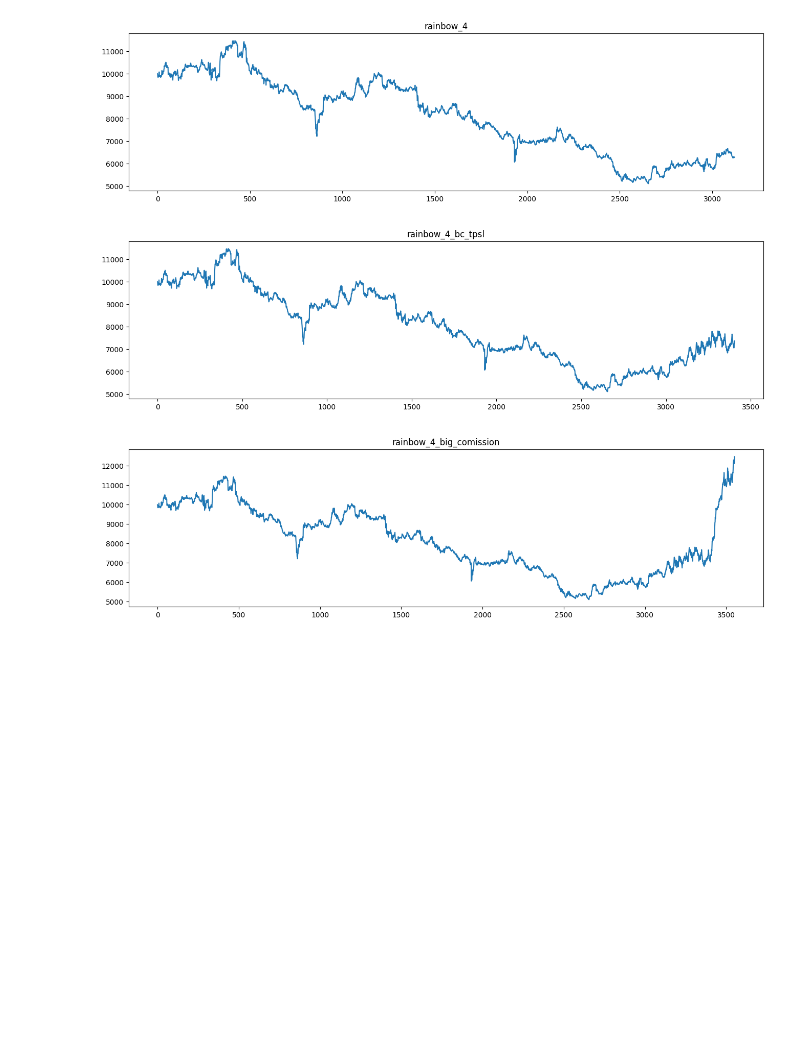
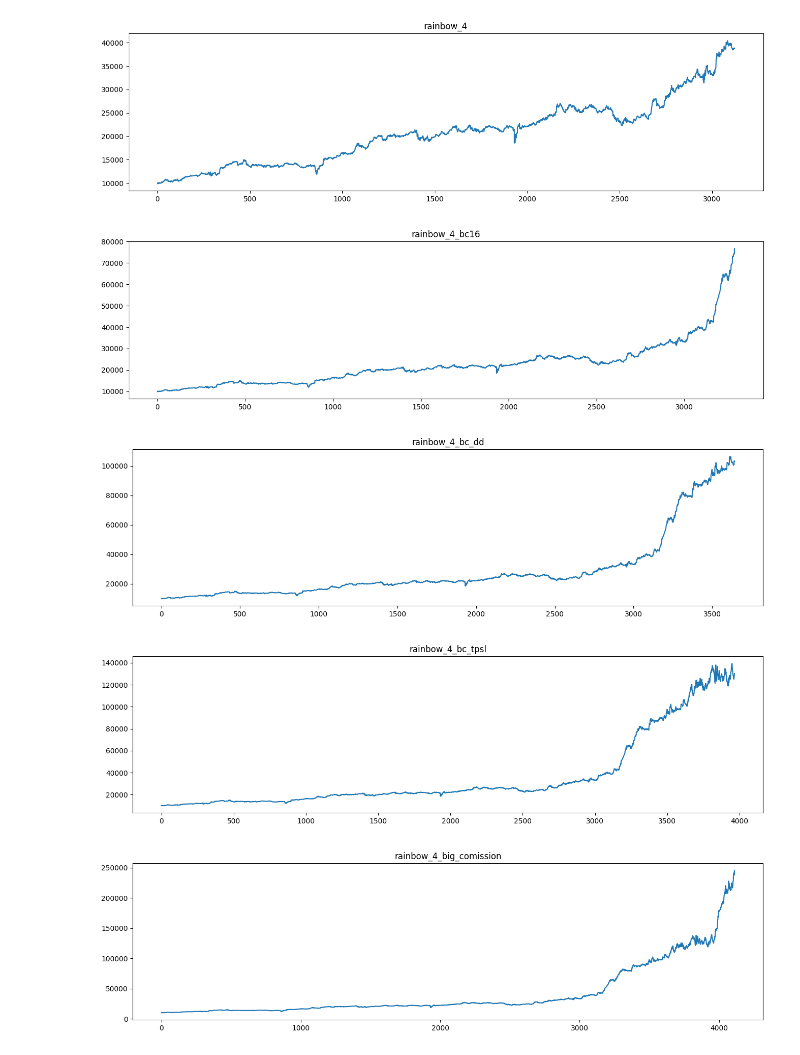
Before and after one commit to NLZer0/DQN_trading_bot, a Jupyter notebook: result_analyze.ipynb, the cells around one changed output. Drawn from its saved outputs; the diff is of its cells as text; code cells hidden in the pictures; blank space fills up the shorter version.

```diff
--- a/result_analyze.ipynb
+++ b/result_analyze.ipynb
@@ -29,7 +31,7 @@ data = load_data()
 test_types = list(data)
 test_types.sort()
 # %%
-using_results = ['rainbow_2', 'rainbow_3', 'rainbow_4', 'rainbow_4_big_comission', 'rainbow_4_bc_tpsl']
+using_results = ['rainbow_4', 'rainbow_4_big_comission', 'rainbow_4_bc_dd', 'rainbow_4_bc16']
 plt.figure(figsize=(16,4))
 for test_type in test_types:
     if test_type not in using_results:
@@ -129,7 +143,7 @@ rainbow_4_bc_tpsl corr coef with profit and Q value: 0.009
 rainbow_4_big_comission corr coef with profit and Q value: -0.025
 # %%
 balance_arr = [10_000]
-comis = 0.0005
+comis = 0.0002
 
 for test_type in test_types:
     data[test_type] = data[test_type].reset_index(drop=True)
@@ -153,3 +167,5 @@ for test_type in test_types:
-[figure, old version]
+[figure, new version]
-[figure, old version]
+[figure, new version]
-[figure, old version]
+[figure, new version]
+[figure, added]
+[figure, added]
```
Also changed, not shown: parts of 12 cells of this notebook, 8 other files.
